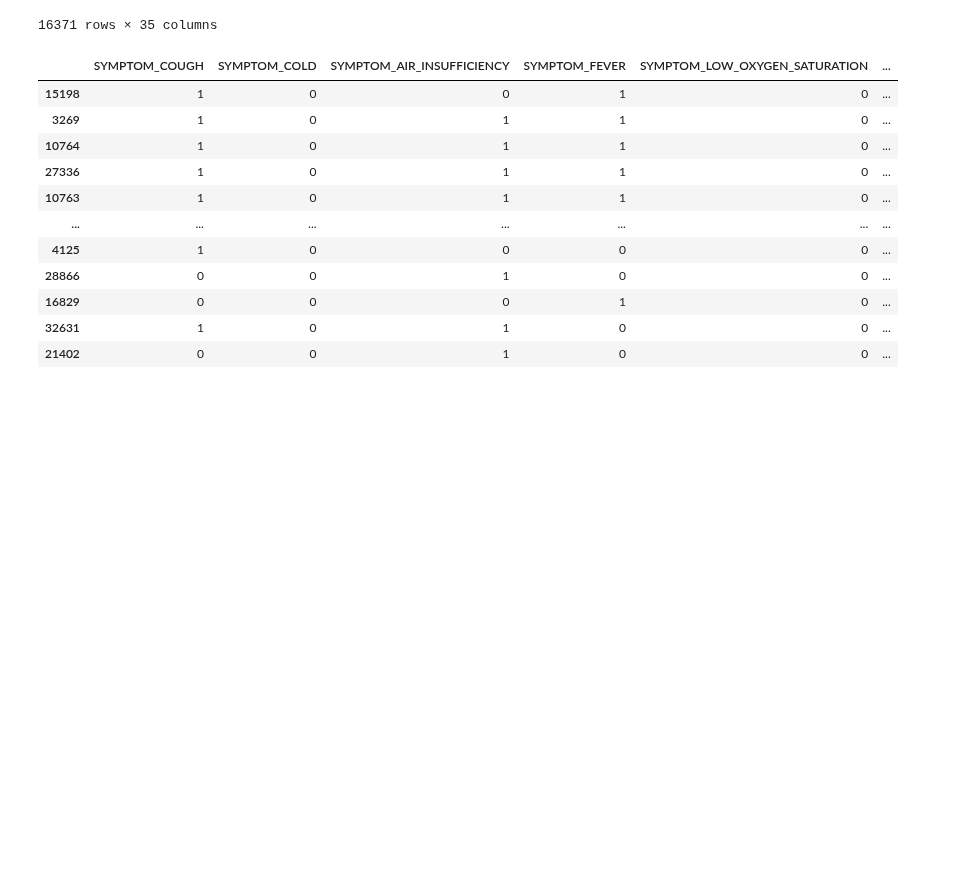
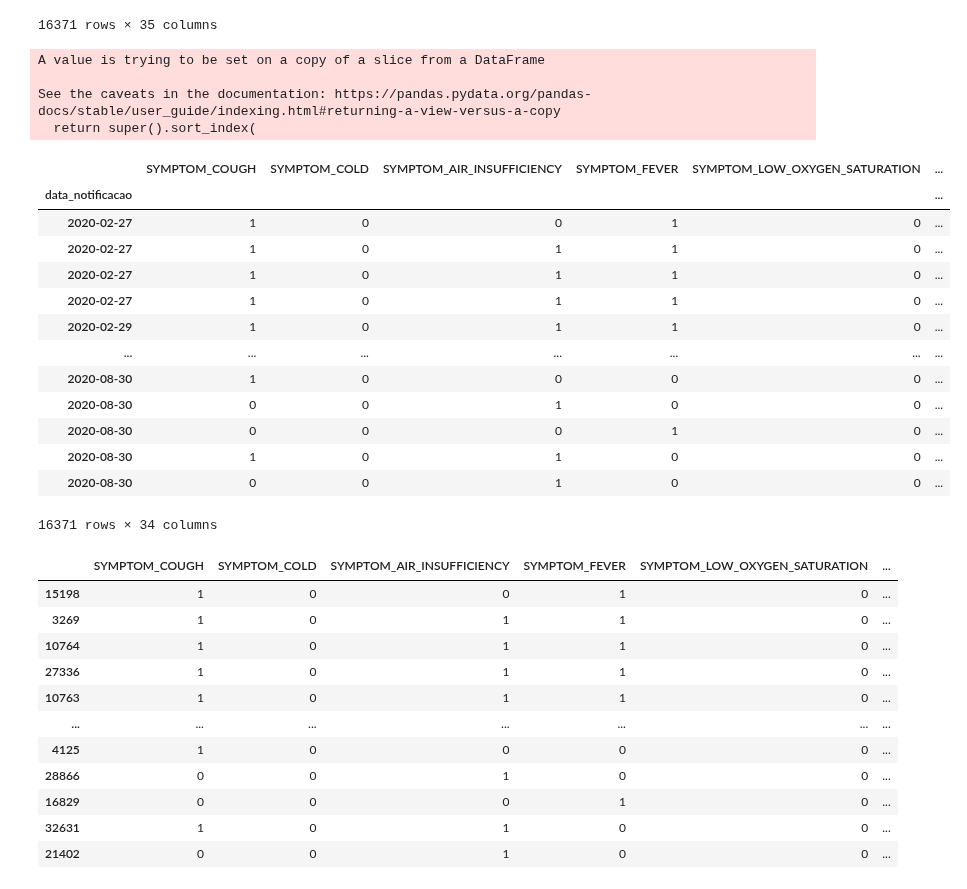
Before and after one commit to bielarnaud/Estudo_dados_de_covid, a Jupyter notebook: Codes/Teste - XGBoost.ipynb, the cells around one changed output. Cells and saved outputs as stored; diff of their text form; code cells hidden in the pictures; blank space fills up the shorter version.

```diff
--- a/Codes/Teste - XGBoost.ipynb
+++ b/Codes/Teste - XGBoost.ipynb
@@ -408,4 +403,29 @@ df_p1
 | 36276 | 0 | 0 | 1 | 0 | 0 | ... |
 | 36277 | 1 | 0 | 1 | 1 | 0 | ... |
 16371 rows × 35 columns
+# %%
+df2_p1 = pd.DataFrame()
+df2_p1 = df_p1
+df2_p1.set_index('data_notificacao', inplace=True)
+df2_p1.sort_index(inplace=True)
+df2_p1
+# %% [output]
+A value is trying to be set on a copy of a slice from a DataFrame
+
+See the caveats in the documentation: https://pandas.pydata.org/pandas-docs/stable/user_guide/indexing.html#returning-a-view-versus-a-copy
+  return super().sort_index(
+|  | SYMPTOM_COUGH | SYMPTOM_COLD | SYMPTOM_AIR_INSUFFICIENCY | SYMPTOM_FEVER | SYMPTOM_LOW_OXYGEN_SATURATION | ... |
+| data_notificacao |  |  |  |  |  | ... |
+| 2020-02-27 | 1 | 0 | 0 | 1 | 0 | ... |
+| 2020-02-27 | 1 | 0 | 1 | 1 | 0 | ... |
+| 2020-02-27 | 1 | 0 | 1 | 1 | 0 | ... |
+| 2020-02-27 | 1 | 0 | 1 | 1 | 0 | ... |
+| 2020-02-29 | 1 | 0 | 1 | 1 | 0 | ... |
+| ... | ... | ... | ... | ... | ... | ... |
+| 2020-08-30 | 1 | 0 | 0 | 0 | 0 | ... |
+| 2020-08-30 | 0 | 0 | 1 | 0 | 0 | ... |
+| 2020-08-30 | 0 | 0 | 0 | 1 | 0 | ... |
+| 2020-08-30 | 1 | 0 | 1 | 0 | 0 | ... |
+| 2020-08-30 | 0 | 0 | 1 | 0 | 0 | ... |
+16371 rows × 34 columns
 # %%
```
Also changed, not shown: parts of 23 cells of this notebook, 1 other file.
